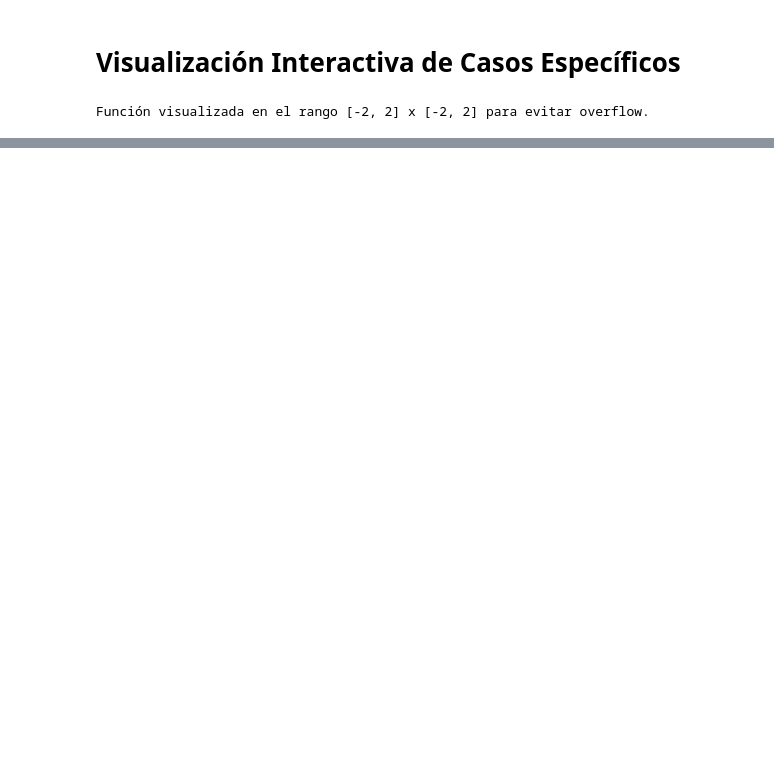
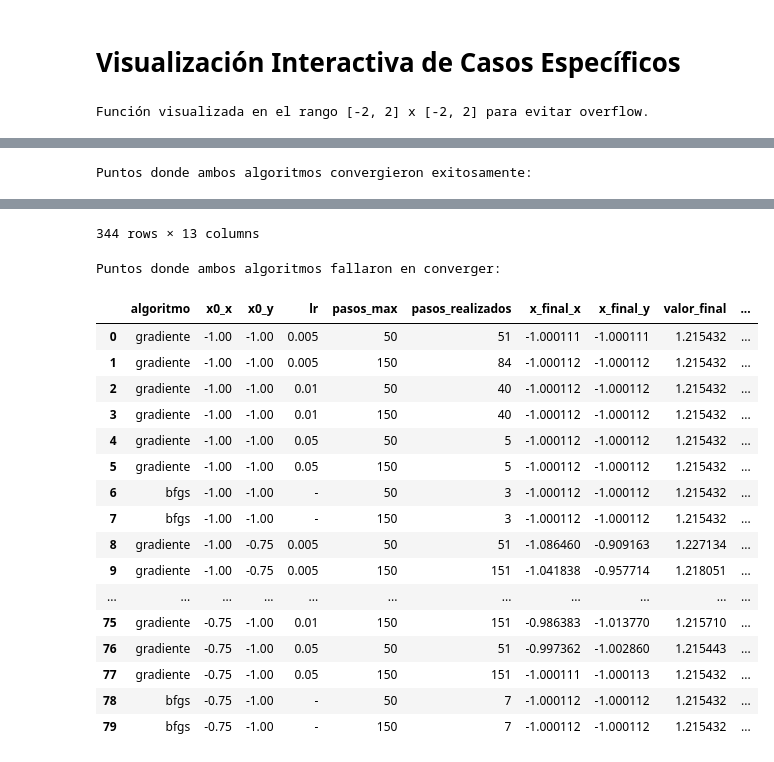
Before and after one commit to Frank100kgbenchpress/Tarea-Evaluativa-Modelos-De-Optimizacion, a Jupyter notebook: solucion_restructurada.ipynb, the cells around one changed output, grey strips where cells are left out. Saved outputs shown, nothing was run; the diff lists cells and outputs as text; code cells hidden in the pictures; blank space fills up the shorter version.

```diff
--- a/solucion_restructurada.ipynb
+++ b/solucion_restructurada.ipynb
@@ -425,6 +425,7 @@ for r in resultados:
     filas.append(fila)
 
 df = pd.DataFrame(filas)
+df_exitosos = df[(df['error'] == '-') & (df['valor_final'].notna())]
 
 # Ordenar por valor final (mejores primero)
 df_sorted = df.sort_values("valor_final", ascending=True, na_position='last').reset_index(drop=True)
@@ -742,0 +599,49 @@ No se encontró caso para bfgs, x0=[2, 1], lr=None, pasos_max=150
+# %%
+# --- 1. Promedio de iteraciones por algoritmo ---
+promedio_iteraciones = df_exitosos.groupby('algoritmo')['pasos_realizados'].mean()
+print("Promedio de iteraciones por algoritmo:")
+print(promedio_iteraciones)
+
+# --- 2. Cantidad de casos que convergieron exitosamente por algoritmo ---
+# Consideramos "éxito" si el valor final es menor a -1.0 (según la función objetivo)
+df_exitosos['exito'] = df_exitosos['valor_final'] < -1.0
+exitosos_por_algoritmo = df_exitosos.groupby('algoritmo')['exito'].sum()
+total_por_algoritmo = df_exitosos.groupby('algoritmo')['exito'].count()
+tasa_exito = exitosos_por_algoritmo / total_por_algoritmo
+
+print("\nTasa de éxito por algoritmo (convergieron a valor final < -1.0):")
+print(tasa_exito)
+
+# --- 3. Comparativa de rendimiento en puntos donde ambos algoritmos convergieron ---
+# Filtrar solo los casos donde ambos algoritmos intentaron converger al mismo tiempo
+df_comparativa = df_exitosos[df_exitosos['algoritmo'].isin(['gradiente', 'bfgs'])]
+
+# Para cada par de (x0_x, x0_y), quedarnos con una fila por algoritmo
+df_comparativa_unico = df_comparativa.drop_duplicates(subset=['x0_x', 'x0_y', 'algoritmo'])
+
+
+
+# --- 4. Rango de puntos iniciales con mayor cantidad de convergencias ---
+# Contar cuántas veces cada punto inicial (x0_x, x0_y) aparece en los éxitos
+conteo_exitos = df_exitosos[df_exitosos['exito']].groupby(['x0_x', 'x0_y']).size().reset_index(name='conteo')
+conteo_exitos = conteo_exitos.sort_values(by='conteo', ascending=False)
+
+print("\nPuntos iniciales con mayor cantidad de convergencias exitosas:")
+display(conteo_exitos.head(10))
+
+# --- 5. Identificación de puntos donde ambos algoritmos convergieron o fallaron ---
+# Para esto, analizamos los casos donde ambos algoritmos intentaron converger (df_comparativa)
+# y verificamos cuáles tienen éxito o fracaso.
+
+# Éxito: ambos algoritmos convergen a valor final < -1.0
+exito_conjunto = df_comparativa.groupby(['x0_x', 'x0_y']).filter(lambda x: (x['exito'].sum() == 2))
+
+# Fracaso: ambos algoritmos no logran converger (valor final no finito o NaN)
+fracaso_conjunto = df_comparativa.groupby(['x0_x', 'x0_y']).filter(lambda x: (x['exito'].sum() == 0))
+
+print("\nPuntos donde ambos algoritmos convergieron exitosamente:")
+display(exito_conjunto)
+
+print("\nPuntos donde ambos algoritmos fallaron en converger:")
+display(fracaso_conjunto)
+# %% [output]
@@ -742,0 +672 @@ No se encontró caso para bfgs, x0=[2, 1], lr=None, pasos_max=150
+Puntos donde ambos algoritmos convergieron exitosamente:
@@ -742,0 +685,19 @@ No se encontró caso para bfgs, x0=[2, 1], lr=None, pasos_max=150
+344 rows × 13 columns
+Puntos donde ambos algoritmos fallaron en converger:
+|  | algoritmo | x0_x | x0_y | lr | pasos_max | pasos_realizados | x_final_x | x_final_y | valor_final | ... |
+| 0 | gradiente | -1.00 | -1.00 | 0.005 | 50 | 51 | -1.000111 | -1.000111 | 1.215432 | ... |
+| 1 | gradiente | -1.00 | -1.00 | 0.005 | 150 | 84 | -1.000112 | -1.000112 | 1.215432 | ... |
+| 2 | gradiente | -1.00 | -1.00 | 0.01 | 50 | 40 | -1.000112 | -1.000112 | 1.215432 | ... |
+| 3 | gradiente | -1.00 | -1.00 | 0.01 | 150 | 40 | -1.000112 | -1.000112 | 1.215432 | ... |
+| 4 | gradiente | -1.00 | -1.00 | 0.05 | 50 | 5 | -1.000112 | -1.000112 | 1.215432 | ... |
+| 5 | gradiente | -1.00 | -1.00 | 0.05 | 150 | 5 | -1.000112 | -1.000112 | 1.215432 | ... |
+| 6 | bfgs | -1.00 | -1.00 | - | 50 | 3 | -1.000112 | -1.000112 | 1.215432 | ... |
+| 7 | bfgs | -1.00 | -1.00 | - | 150 | 3 | -1.000112 | -1.000112 | 1.215432 | ... |
+| 8 | gradiente | -1.00 | -0.75 | 0.005 | 50 | 51 | -1.086460 | -0.909163 | 1.227134 | ... |
+| 9 | gradiente | -1.00 | -0.75 | 0.005 | 150 | 151 | -1.041838 | -0.957714 | 1.218051 | ... |
+| ... | ... | ... | ... | ... | ... | ... | ... | ... | ... | ... |
+| 75 | gradiente | -0.75 | -1.00 | 0.01 | 150 | 151 | -0.986383 | -1.013770 | 1.215710 | ... |
+| 76 | gradiente | -0.75 | -1.00 | 0.05 | 50 | 51 | -0.997362 | -1.002860 | 1.215443 | ... |
+| 77 | gradiente | -0.75 | -1.00 | 0.05 | 150 | 151 | -1.000111 | -1.000113 | 1.215432 | ... |
+| 78 | bfgs | -0.75 | -1.00 | - | 50 | 7 | -1.000112 | -1.000112 | 1.215432 | ... |
+| 79 | bfgs | -0.75 | -1.00 | - | 150 | 7 | -1.000112 | -1.000112 | 1.215432 | ... |
```
Also changed, not shown: parts of 6 cells of this notebook, 2 other files.
